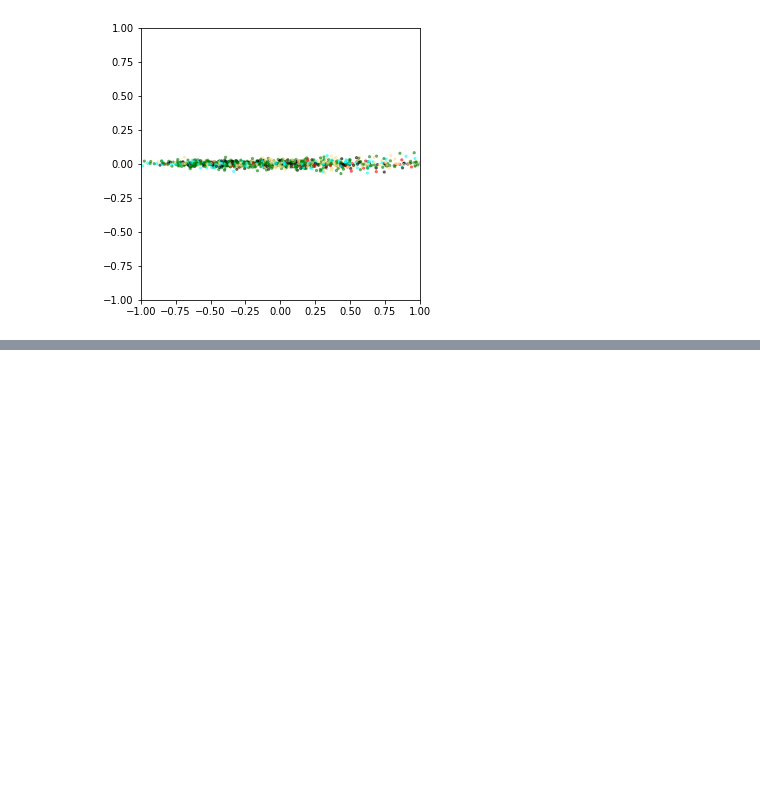
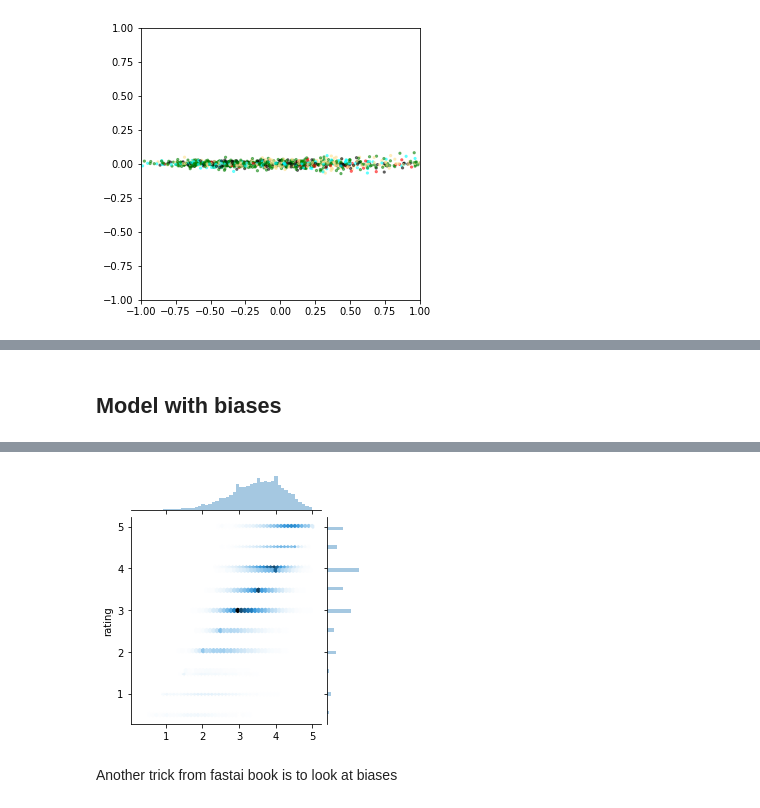
Before and after one commit to parrt/playdl, a Jupyter notebook: notebooks/collaborative-filtering-pytorch-optimizers.ipynb, the cells around one changed output, grey strips where cells are left out. Saved outputs shown, nothing was run; the diff lists cells and outputs as text; code cells hidden in the pictures; blank space fills up the shorter version.

```diff
--- a/notebooks/collaborative-filtering-pytorch-optimizers.ipynb
+++ b/notebooks/collaborative-filtering-pytorch-optimizers.ipynb
@@ -187,12 +187,15 @@ class CollabFilter(nn.Module):
         r_output = torch.sigmoid(r_output) * 5  # limit to 0..5
         return r_output
 # %%
-def train(df, epochs=350, nfactors=10, print_every=30):
+def train(df, epochs=350, nfactors=10, use_bias=False, print_every=30):
     data = torch.tensor( df[['userId','movieId','rating']].values )
     X_train, X_valid, y_train, y_valid = train_test_split(data, 0.20)
     print(f"{len(X_train)} training and {len(X_valid)} test records")
 
-    model = CollabFilter(nusers, nmovies, nfactors=nfactors)
+    if use_bias:
+        model = CollabFilterWithBias(nusers, nmovies, nfactors=nfactors)
+    else:
+        model = CollabFilter(nusers, nmovies, nfactors=nfactors)
     loss_fn = torch.nn.MSELoss()
 
     learning_rate = 0.002
@@ -351,3 +354,5 @@ plot_bokeh_comend_drama_embeddings(df_movies, vecs2D)
 # %% [output]
 [interactive output not drawn]
 [interactive output not drawn]
+# %% [markdown]
+## Model with biases
@@ -353,0 +387,5 @@ plot_bokeh_comend_drama_embeddings(df_movies, vecs2D)
+# %%
+model, history = train(df, epochs=400, nfactors=50, use_bias=True, print_every=50)
+g = seaborn.jointplot(model(data).detach().cpu(), df['rating'], kind='hex', height=4)
+plt.show()
+# %% [output]
@@ -353,0 +402,3 @@ plot_bokeh_comend_drama_embeddings(df_movies, vecs2D)
+[figure, added]
+# %% [markdown]
+Another trick from fastai book is to look at biases
```
Also changed, not shown: parts of 10 cells of this notebook.
